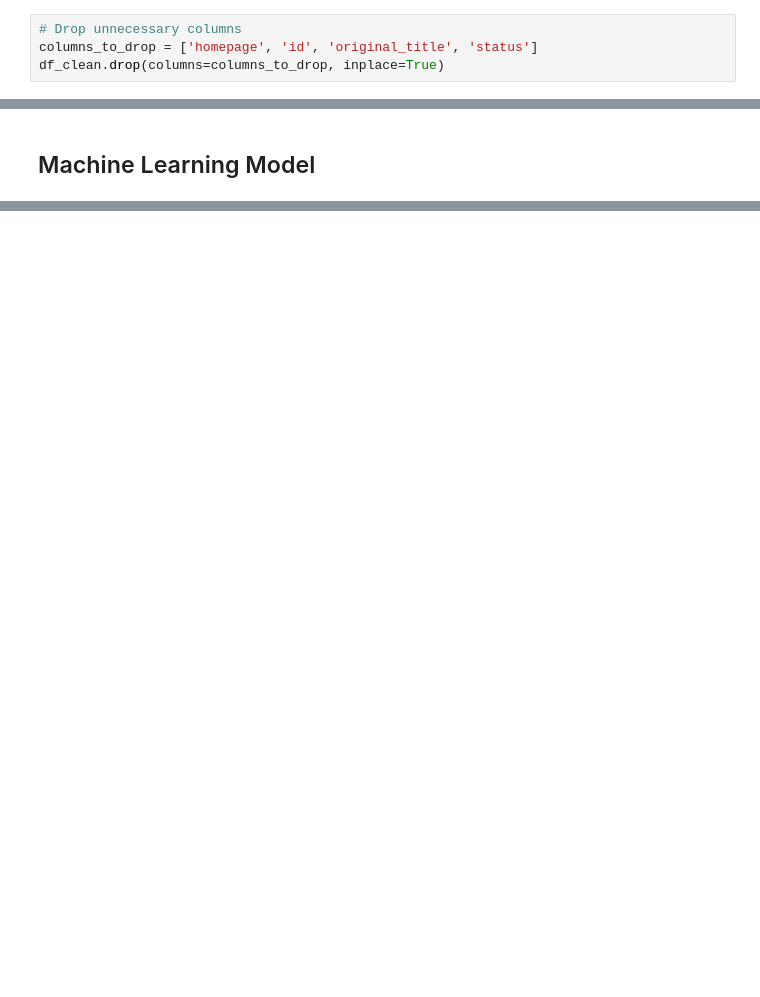
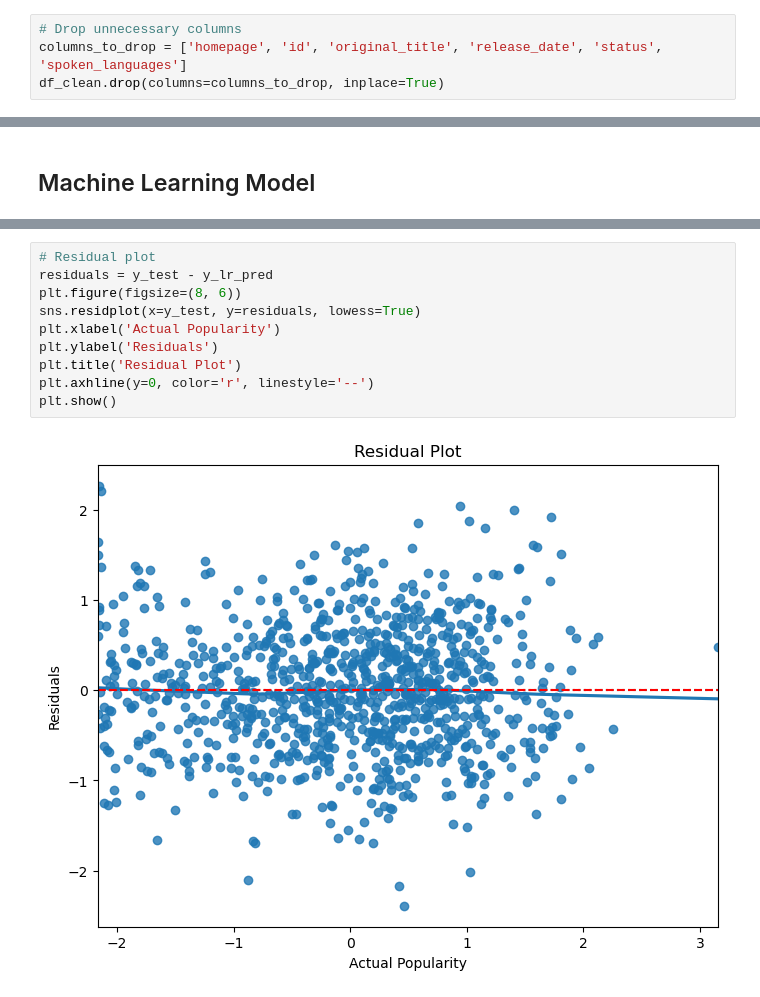
Before and after one commit to kathycui1/TMDB-Movie-Analysis, a Jupyter notebook: movie_popularity.ipynb, the cells around one changed output, grey strips where cells are left out. Drawn from its saved outputs; the diff is of its cells as text; blank space fills up the shorter version.

```diff
--- a/movie_popularity.ipynb
+++ b/movie_popularity.ipynb
@@ -59,7 +61,7 @@ df.describe()
 df_clean = df.copy()
 # %%
 # Drop unnecessary columns
-columns_to_drop = ['homepage', 'id', 'original_title', 'status']
+columns_to_drop = ['homepage', 'id', 'original_title', 'release_date', 'status', 'spoken_languages']
 df_clean.drop(columns=columns_to_drop, inplace=True)
 # %%
 # Handle null values
@@ -216,0 +244,12 @@ y_lr_pred = lr_model.predict(X_test)
+# %%
+# Residual plot
+residuals = y_test - y_lr_pred
+plt.figure(figsize=(8, 6))
+sns.residplot(x=y_test, y=residuals, lowess=True)
+plt.xlabel('Actual Popularity')
+plt.ylabel('Residuals')
+plt.title('Residual Plot')
+plt.axhline(y=0, color='r', linestyle='--')
+plt.show()
+# %% [output]
+[figure, added]
```
Also changed, not shown: parts of 24 cells of this notebook.
